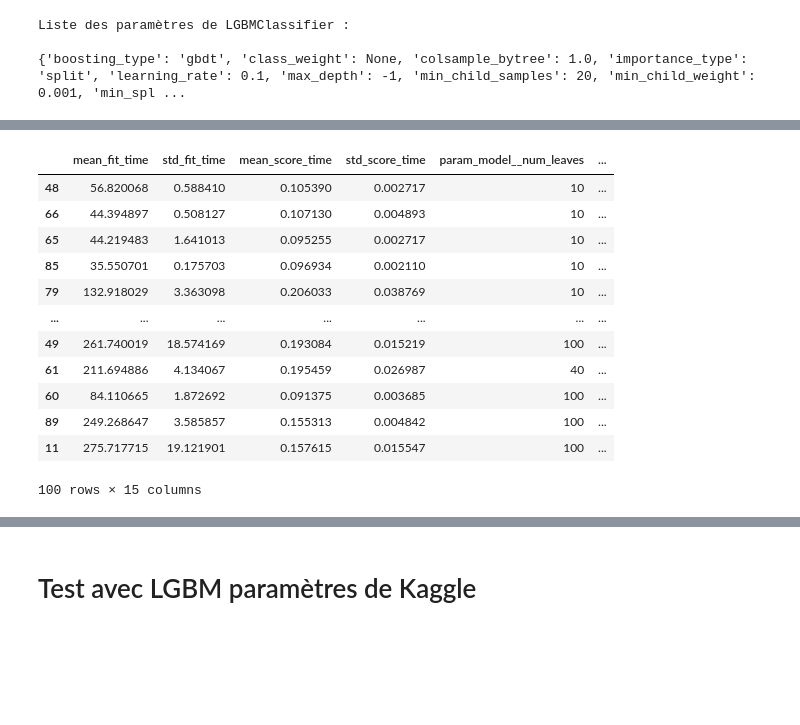
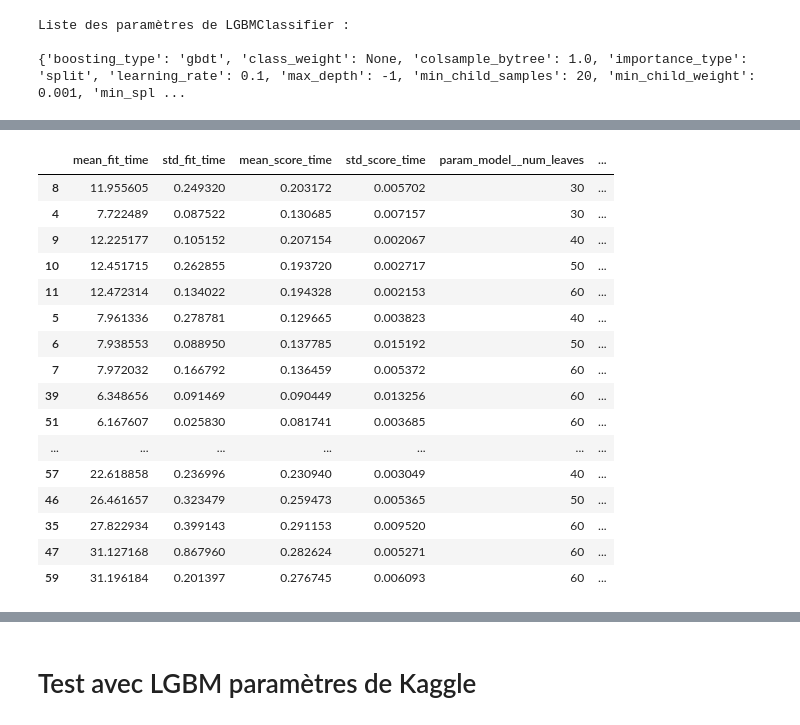
Before and after one commit to OCangrand/OC-Project7, a Jupyter notebook: Modelisation.ipynb, the cells around one changed output, grey strips where cells are left out. Drawn from its saved outputs; the diff is of its cells as text; code cells hidden in the pictures; blank space fills up the shorter version.

```diff
--- a/Modelisation.ipynb
+++ b/Modelisation.ipynb
@@ -247,16 +228,0 @@ Wall time: 57.6 s
-# %%
-%%time
-
-params = {
-    "model__C":np.logspace(-3, 2, 6)
-}
-
-steps = [('over', SMOTE(random_state=0)), ('model', LogisticRegression(random_state=0))]
-pipeline = Pipeline(steps=steps)
-GS_logreg = GridSearchCV(pipeline, params, scoring=scoring, refit="CustomScorer")
-
-GS_logreg.fit(train_x_30k, train_y_30k)
-
-print("Best parameters :",GS_logreg.best_params_)
-print("Score :",GS_logreg.best_score_)
-resultizeGrid(GS_logreg)
@@ -405,16 +341,15 @@ Réduction des paramètres en fonction du résultat précédent. GridSearchCV po
 
 params = {
     'model__bootstrap': [True],
-    'model__max_depth': [10, 20, 30],
-    'model__max_features': ['sqrt'],
-    'model__n_estimators': [600, 800]
+    'model__max_depth': [10, 20, 30, None],
+    'model__max_features': ['sqrt']
 }
 
 steps = [('over', SMOTE(random_state=0)), ('model', RandomForestClassifier(random_state=0))]
 pipeline = Pipeline(steps=steps)
 GS_RF = GridSearchCV(pipeline, params, scoring=scoring, refit="CustomScorer")
 
-GS_RF.fit(train_x_10k, train_y_10k)
+GS_RF.fit(train_x_30k, train_y_30k)
 
 print("Best parameters :",GS_RF.best_params_)
 print("Score :",GS_RF.best_score_)
@@ -456,15 +392,14 @@ Score métier : 0.6738136015782513
 params = {
     'model__bootstrap': [True],
     'model__max_depth': [3, 5],
-    'model__max_features': ['sqrt'],
-    'model__n_estimators': [600, 800]
+    'model__max_features': ['sqrt']
 }
 
 steps = [('over', SMOTE(random_state=0)), ('model', RandomForestClassifier(random_state=0))]
 pipeline = Pipeline(steps=steps)
 GS_RF = GridSearchCV(pipeline, params, scoring=scoring, refit="CustomScorer")
 
-GS_RF.fit(train_x_10k, train_y_10k)
+GS_RF.fit(train_x_30k, train_y_30k)
 
 print("Best parameters :",GS_RF.best_params_)
 print("Score :",GS_RF.best_score_)
@@ -549,7 +485,7 @@ Wall time: 36.3 s
 
 steps = [('over', SMOTE(random_state=0)), ('model', LGBMClassifier(random_state=0))]
 pipeline = Pipeline(steps=steps)
-pipeline.fit(train_x_30k, train_y_30k)
+pipeline.fit(train_x, train_y)
 
 metrics = calcul_metrics(pipeline, valid_x, valid_y)
 
@@ -589,10 +535,8 @@ Liste des paramètres de LGBMClassifier :
 %%time
 
 params = {
-    'model__num_leaves': [10, 20, 30, 40, 50, 60, 100],
-    'model__max_depth': [5, 7, 10, 15, -1],
-    'model__learning_rate ': [0.01, 0.05, 0.1, 0.2, 0.5],
-    'model__n_estimators': [100, 400, 700, 1000, 1600]
+    'model__num_leaves': [30, 40, 50, 60],
+    'model__max_depth': [5, 7, 10, 15, -1]
 }
 
 steps = [('over', SMOTE(random_state=0)), ('model', LGBMClassifier(random_state=0))]
@@ -600,7 +544,7 @@ pipeline = Pipeline(steps=steps)
 
 lgbm_random = RandomizedSearchCV(pipeline, params, n_iter = 100, scoring=scoring, refit="CustomScorer", cv = 3, random_state=0)
 # Fit the random search model
-lgbm_random.fit(train_x_10k, train_y_10k)
+lgbm_random.fit(train_x_30k, train_y_30k)
 
 print("Best parameters :",lgbm_random.best_params_)
 print("Score :",lgbm_random.best_score_)
@@ -626,13 +570,17 @@ Wall time: 1h 5min 2s
 |  | mean_fit_time | std_fit_time | mean_score_time | std_score_time | param_model__num_leaves | ... |
-| 48 | 56.820068 | 0.588410 | 0.105390 | 0.002717 | 10 | ... |
-| 66 | 44.394897 | 0.508127 | 0.107130 | 0.004893 | 10 | ... |
-| 65 | 44.219483 | 1.641013 | 0.095255 | 0.002717 | 10 | ... |
-| 85 | 35.550701 | 0.175703 | 0.096934 | 0.002110 | 10 | ... |
-| 79 | 132.918029 | 3.363098 | 0.206033 | 0.038769 | 10 | ... |
+| 8 | 11.955605 | 0.249320 | 0.203172 | 0.005702 | 30 | ... |
+| 4 | 7.722489 | 0.087522 | 0.130685 | 0.007157 | 30 | ... |
+| 9 | 12.225177 | 0.105152 | 0.207154 | 0.002067 | 40 | ... |
+| 10 | 12.451715 | 0.262855 | 0.193720 | 0.002717 | 50 | ... |
+| 11 | 12.472314 | 0.134022 | 0.194328 | 0.002153 | 60 | ... |
+| 5 | 7.961336 | 0.278781 | 0.129665 | 0.003823 | 40 | ... |
+| 6 | 7.938553 | 0.088950 | 0.137785 | 0.015192 | 50 | ... |
+| 7 | 7.972032 | 0.166792 | 0.136459 | 0.005372 | 60 | ... |
+| 39 | 6.348656 | 0.091469 | 0.090449 | 0.013256 | 60 | ... |
+| 51 | 6.167607 | 0.025830 | 0.081741 | 0.003685 | 60 | ... |
 | ... | ... | ... | ... | ... | ... | ... |
-| 49 | 261.740019 | 18.574169 | 0.193084 | 0.015219 | 100 | ... |
-| 61 | 211.694886 | 4.134067 | 0.195459 | 0.026987 | 40 | ... |
-| 60 | 84.110665 | 1.872692 | 0.091375 | 0.003685 | 100 | ... |
-| 89 | 249.268647 | 3.585857 | 0.155313 | 0.004842 | 100 | ... |
-| 11 | 275.717715 | 19.121901 | 0.157615 | 0.015547 | 100 | ... |
+| 57 | 22.618858 | 0.236996 | 0.230940 | 0.003049 | 40 | ... |
+| 46 | 26.461657 | 0.323479 | 0.259473 | 0.005365 | 50 | ... |
+| 35 | 27.822934 | 0.399143 | 0.291153 | 0.009520 | 60 | ... |
+| 47 | 31.127168 | 0.867960 | 0.282624 | 0.005271 | 60 | ... |
+| 59 | 31.196184 | 0.201397 | 0.276745 | 0.006093 | 60 | ... |
-100 rows × 15 columns
```
Also changed, not shown: parts of 35 cells of this notebook.
